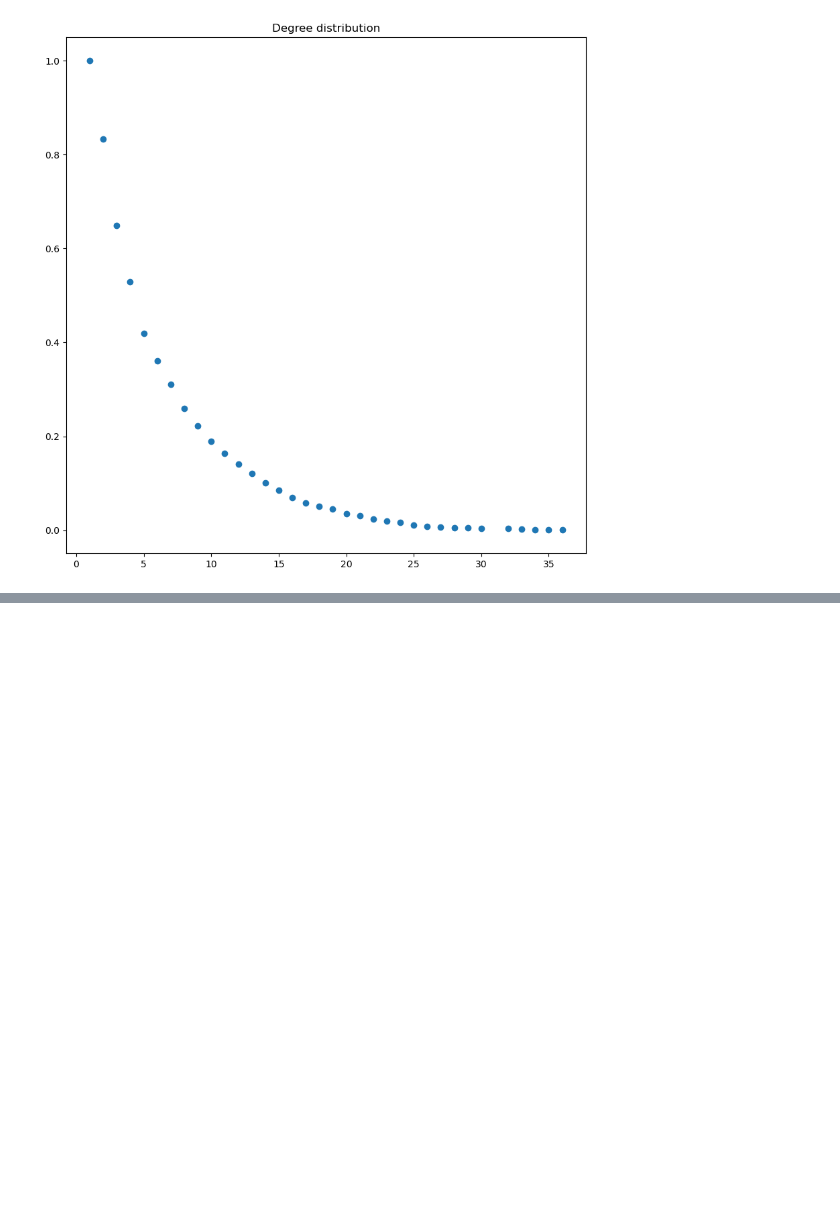
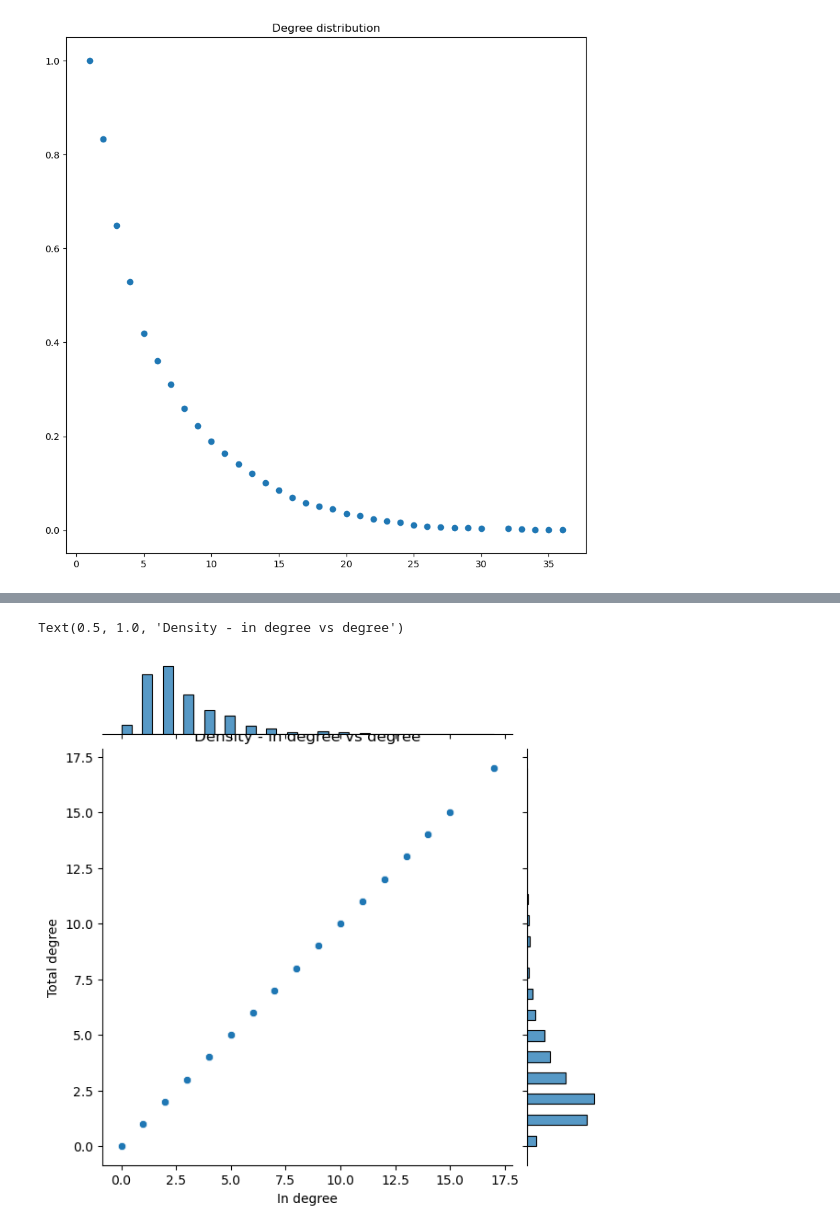
Before and after one commit to PierrickLeroy/mma-graph, a Jupyter notebook: ranking-and-exploration.ipynb, the cells around one changed output, grey strips where cells are left out. Saved outputs shown, nothing was run; the diff lists cells and outputs as text; code cells hidden in the pictures; blank space fills up the shorter version.

```diff
--- a/ranking-and-exploration.ipynb
+++ b/ranking-and-exploration.ipynb
@@ -1608,0 +1623,10 @@ plt.scatter(k_eb, np.flip(np.cumsum(np.flip(p_k_eb))), label="data extended bara
+# %%
+a1 = np.array(list(dict(G_men.in_degree()).values()))
+a2 = np.array(list(dict(G_men.degree()).values())) - np.array(list(dict(G_men.in_degree()).values()))
+sns.jointplot(x=a2, y=a2)
+plt.xlabel("In degree")
+plt.ylabel("Total degree")
+plt.title("Density - in degree vs degree")
+# %% [output]
+Text(0.5, 1.0, 'Density - in degree vs degree')
+[figure, added]
```
Also changed, not shown: parts of 12 cells of this notebook, 9 other files.
